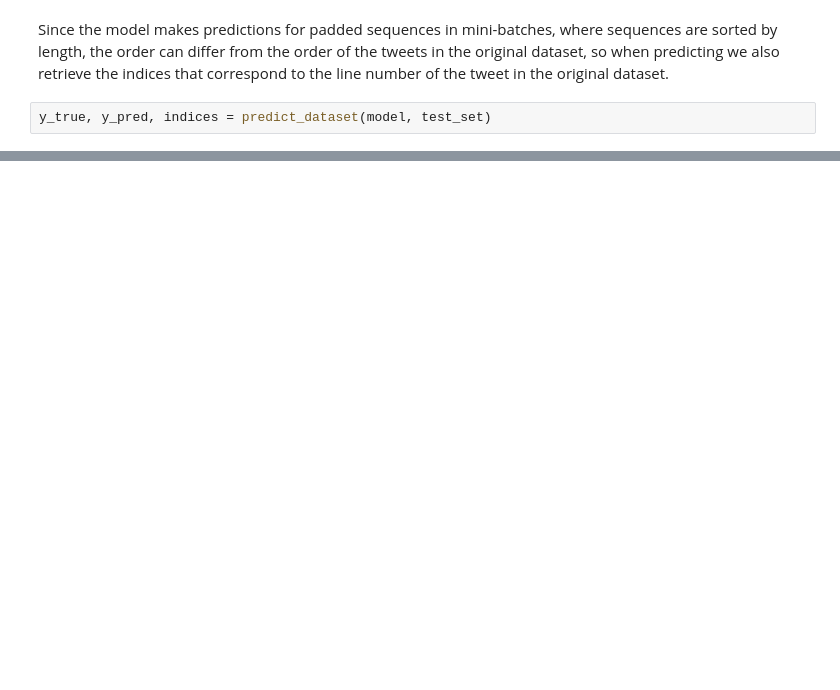
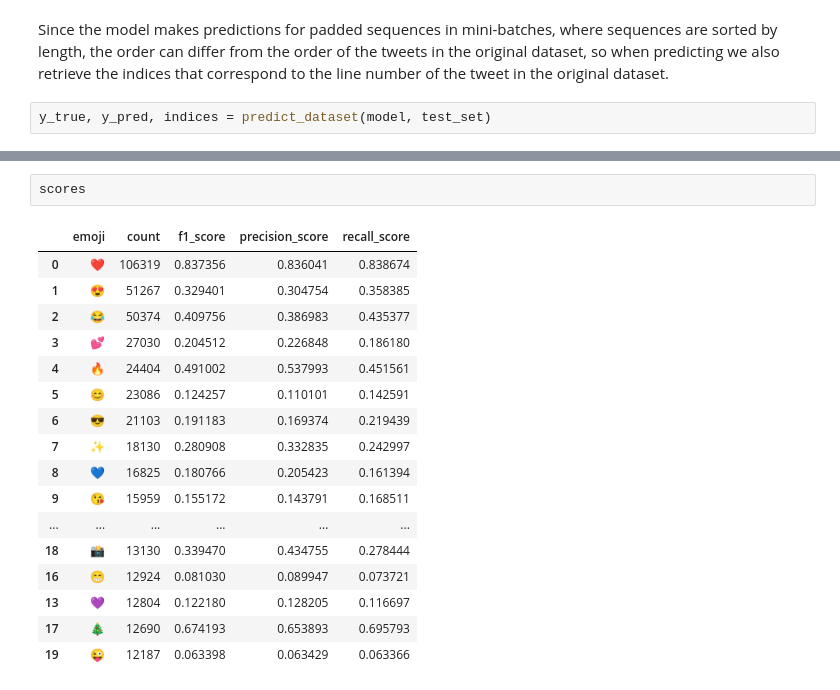
Before and after one commit to Kaleidophon/calm-capybara, a Jupyter notebook: notebooks/05-bilstm-evaluation.ipynb, the cells around one changed output, grey strips where cells are left out. Cells and saved outputs as stored; diff of their text form; blank space fills up the shorter version.

```diff
--- a/notebooks/05-bilstm-evaluation.ipynb
+++ b/notebooks/05-bilstm-evaluation.ipynb
@@ -32,0 +64,20 @@ print(f1_score(y_true, y_pred, average='macro'))
+# %%
+scores
+# %% [output]
+|  | emoji | count | f1_score | precision_score | recall_score |
+| 0 | ❤ | 106319 | 0.837356 | 0.836041 | 0.838674 |
+| 1 | 😍 | 51267 | 0.329401 | 0.304754 | 0.358385 |
+| 2 | 😂 | 50374 | 0.409756 | 0.386983 | 0.435377 |
+| 3 | 💕 | 27030 | 0.204512 | 0.226848 | 0.186180 |
+| 4 | 🔥 | 24404 | 0.491002 | 0.537993 | 0.451561 |
+| 5 | 😊 | 23086 | 0.124257 | 0.110101 | 0.142591 |
+| 6 | 😎 | 21103 | 0.191183 | 0.169374 | 0.219439 |
+| 7 | ✨ | 18130 | 0.280908 | 0.332835 | 0.242997 |
+| 8 | 💙 | 16825 | 0.180766 | 0.205423 | 0.161394 |
+| 9 | 😘 | 15959 | 0.155172 | 0.143791 | 0.168511 |
+| ... | ... | ... | ... | ... | ... |
+| 18 | 📸 | 13130 | 0.339470 | 0.434755 | 0.278444 |
+| 16 | 😁 | 12924 | 0.081030 | 0.089947 | 0.073721 |
+| 13 | 💜 | 12804 | 0.122180 | 0.128205 | 0.116697 |
+| 17 | 🎄 | 12690 | 0.674193 | 0.653893 | 0.695793 |
+| 19 | 😜 | 12187 | 0.063398 | 0.063429 | 0.063366 |
```
Also changed, not shown: parts of 16 cells of this notebook.
